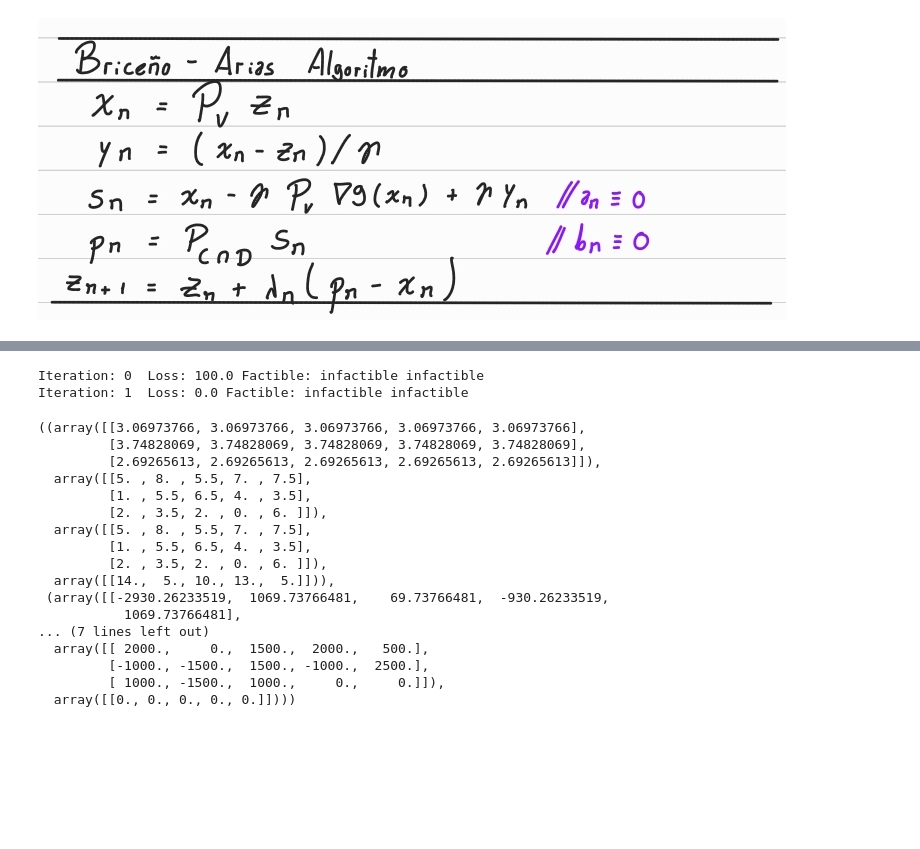
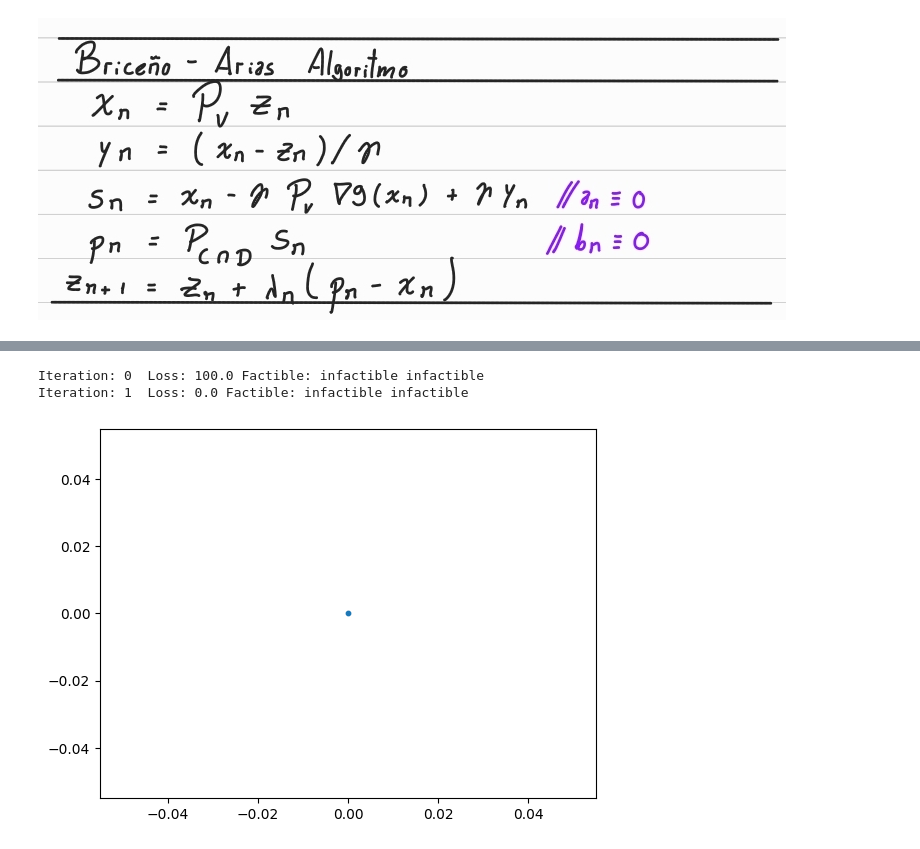
Before and after one commit to Alan-Grez/memoria, a Jupyter notebook: Algoritmos.ipynb, the cells around one changed output, grey strips where cells are left out. Saved outputs shown, nothing was run; the diff lists cells and outputs as text; code cells hidden in the pictures; blank space fills up the shorter version.

```diff
--- a/Algoritmos.ipynb
+++ b/Algoritmos.ipynb
@@ -472,6 +461,8 @@ def Briceno_Arias(initial_point, gradient_of_g, P, gamma=1e-3, lambdan=1e-3):
     x1, x2, x2_copy, x3 = np.zeros((N,M)), np.zeros((N,M)), np.zeros((N,M)), np.zeros((1,M))
     y1, y2, y2_copy, y3 = np.zeros((N,M)), np.zeros((N,M)), np.zeros((N,M)), np.zeros((1,M))
 
+    error_list = []
+
     while Loss >= 1e-3 and k < 500:
 
         (x1_k, x2_k, x2_copy_k, x3_k), (y1_k, y2_k, y2_copy_k, y3_k), (z1n_k, z2n_k, z2_copyn_k, z3n_k) = Briceno_Arias_iteration(z1, z2, z2_copy, z3, gradient_of_g, P, gamma, lambdan)
@@ -481,6 +472,8 @@ def Briceno_Arias(initial_point, gradient_of_g, P, gamma=1e-3, lambdan=1e-3):
 
         a= "infactible"
         b= "infactible"
+
+        error_list.append(Loss)
 
         if (x2_k <= x1_k).all():
             a = "factible"
@@ -494,7 +487,7 @@ def Briceno_Arias(initial_point, gradient_of_g, P, gamma=1e-3, lambdan=1e-3):
 
         k+=1
 
-    return (x1, x2, x2_copy, x3), (y1, y2, y2_copy, y3)
+    return (x1, x2, x2_copy, x3), (y1, y2, y2_copy, y3), error_list
 # %%
 N, M = 3, 5
 
@@ -514,24 +507,12 @@ proba  = np.random.rand(M)
 proba /= proba.sum()
 
 #%timeit Briceno_Arias_iteration(z1_0,z2_0,z2_copy_0, z3_0, gradient_of_g, proba, 1e-3, 1e-3)
-Briceno_Arias(initial_point, gradient_of_g, proba)
+(x1, x2, x2_copy, x3), (y1, y2, y2_copy, y3), error_list_BA = Briceno_Arias(initial_point, gradient_of_g, proba)
 # %% [output]
 Iteration: 0  Loss: 100.0 Factible: infactible infactible
 Iteration: 1  Loss: 0.0 Factible: infactible infactible
-((array([[3.06973766, 3.06973766, 3.06973766, 3.06973766, 3.06973766],
-         [3.74828069, 3.74828069, 3.74828069, 3.74828069, 3.74828069],
-         [2.69265613, 2.69265613, 2.69265613, 2.69265613, 2.69265613]]),
-  array([[5. , 8. , 5.5, 7. , 7.5],
-         [1. , 5.5, 6.5, 4. , 3.5],
-         [2. , 3.5, 2. , 0. , 6. ]]),
-  array([[5. , 8. , 5.5, 7. , 7.5],
-         [1. , 5.5, 6.5, 4. , 3.5],
-         [2. , 3.5, 2. , 0. , 6. ]]),
-  array([[14.,  5., 10., 13.,  5.]])),
- (array([[-2930.26233519,  1069.73766481,    69.73766481,  -930.26233519,
-           1069.73766481],
-... (7 lines left out)
-  array([[ 2000.,     0.,  1500.,  2000.,   500.],
-         [-1000., -1500.,  1500., -1000.,  2500.],
-         [ 1000., -1500.,  1000.,     0.,     0.]]),
-  array([[0., 0., 0., 0., 0.]])))
+# %%
+plt.scatter(range(len(error_list_BA)-1), error_list_BA[1:], s=10)
+plt.show()
+# %% [output]
+[figure, added]
```
Also changed, not shown: parts of 11 cells of this notebook.
